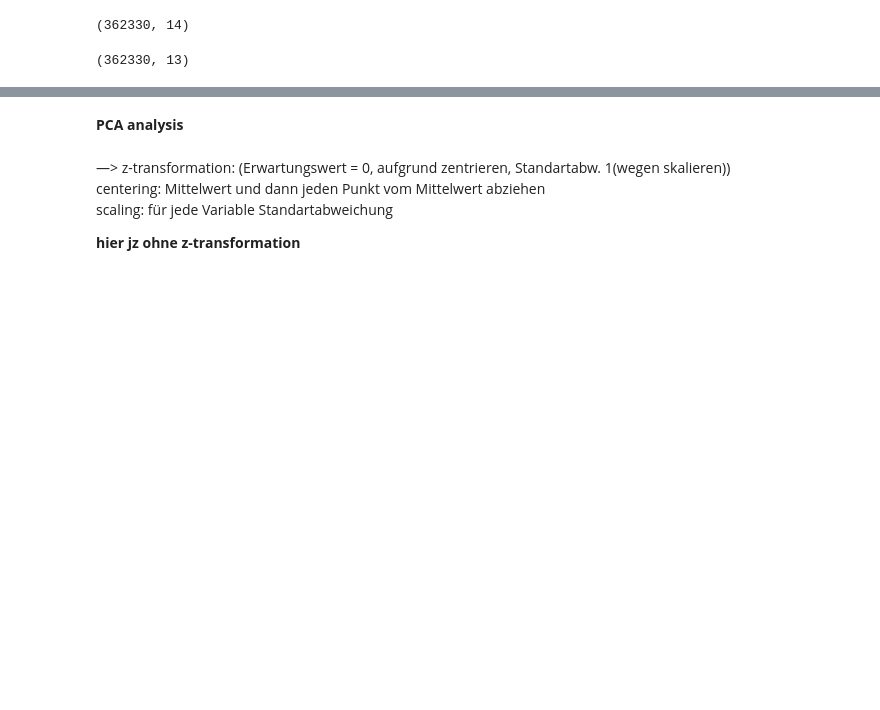
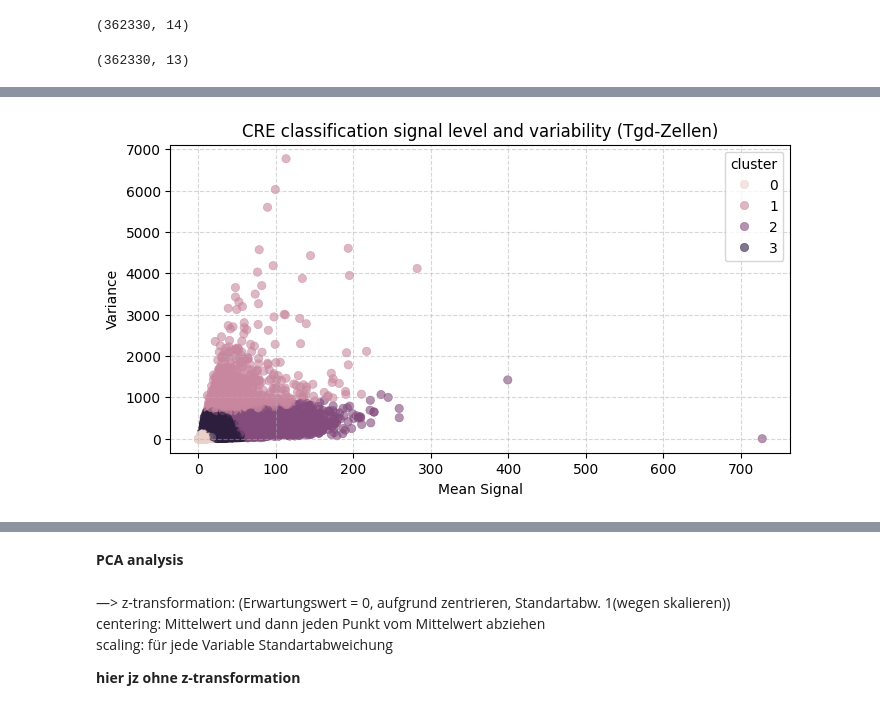
Before and after one commit to datascience-mobi-2026/topic04_team03, a Jupyter notebook: jupyter_rosa.ipynb, the cells around one changed output, grey strips where cells are left out. Saved outputs shown, nothing was run; the diff lists cells and outputs as text; code cells hidden in the pictures; blank space fills up the shorter version.

```diff
--- a/jupyter_rosa.ipynb
+++ b/jupyter_rosa.ipynb
@@ -691,0 +738,25 @@ plt.show()
+# %%
+best_k = 4
+kmeans = KMeans(n_clusters=best_k, random_state=42, n_init=20)
+labels = kmeans.fit_predict(X_z)
+cre_parameter['cluster'] = labels
+# %%
+plt.figure(figsize=(8, 4))
+
+sns.scatterplot(
+    data=cre_parameter,
+    x="mean_signal",
+    y="var",
+    hue="cluster",
+    palette= sns.cubehelix_palette(as_cmap=True),  # Schöne, deutliche Farben für die Klassen
+    alpha=0.6,
+    edgecolor=None
+)
+
+plt.xlabel("Mean Signal")
+plt.ylabel("Variance")
+plt.title("CRE classification signal level and variability (Tgd-Zellen)")
+plt.grid(True, linestyle="--", alpha=0.5)
+plt.show()
+# %% [output]
+[figure, added]
```
Also changed, not shown: parts of 116 cells of this notebook.
